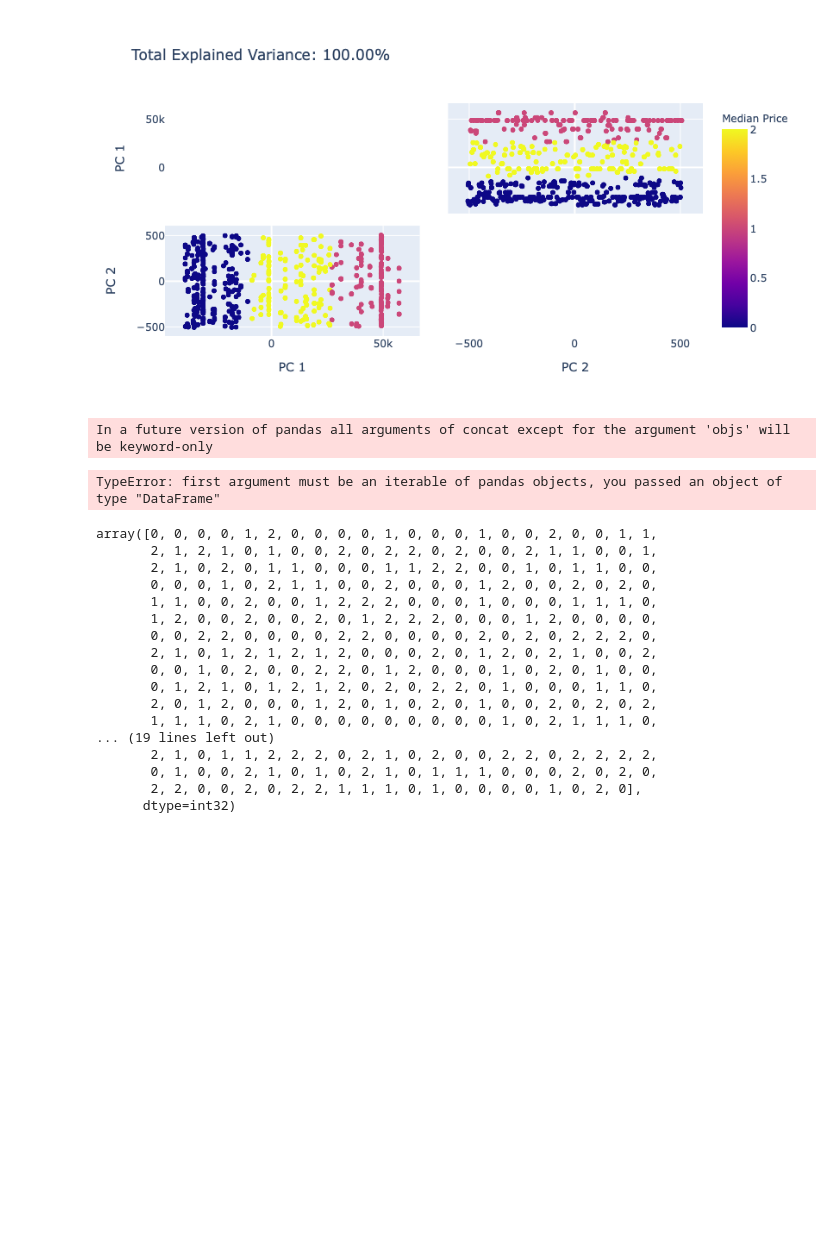
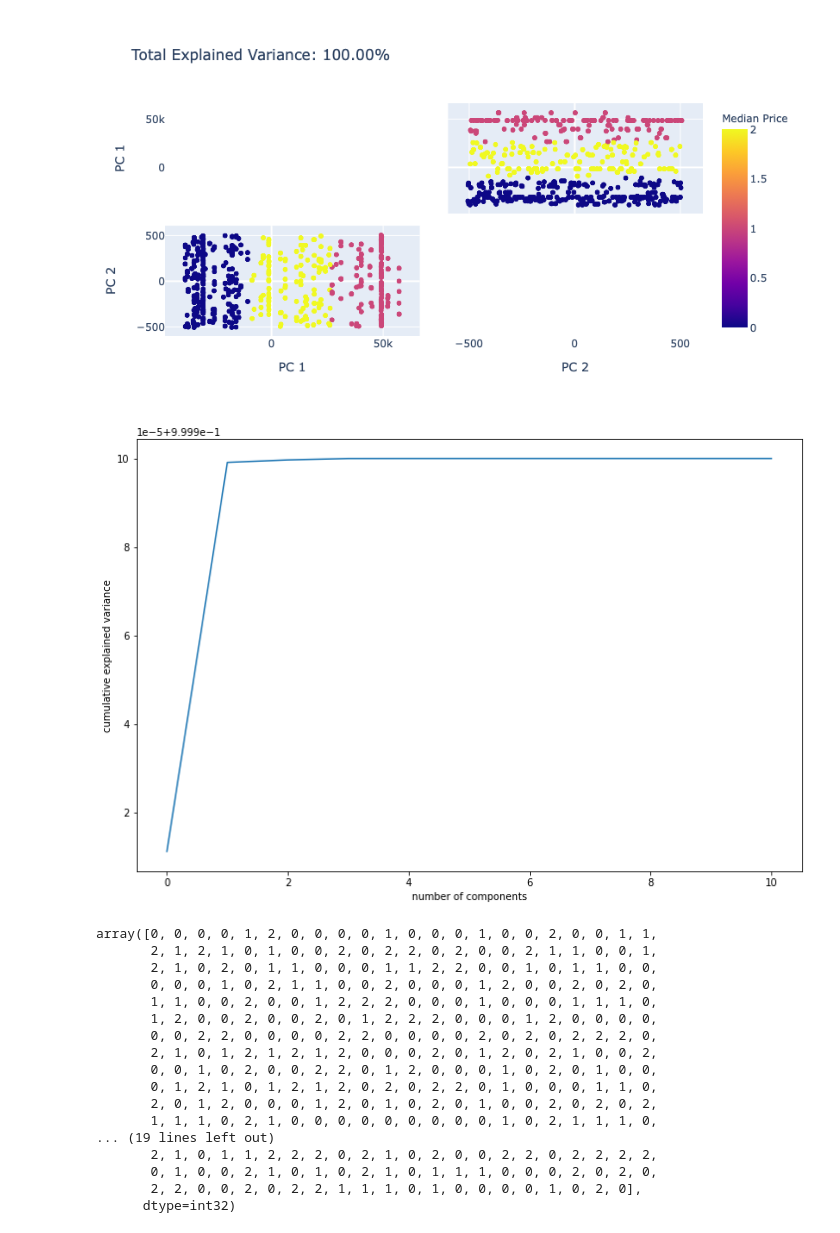
Before and after one commit to jandus/mp_III-Financial_Customer_Segmentation, a Jupyter notebook: Demographics_clustering.ipynb, the cells around one changed output. Cells and saved outputs as stored; diff of their text form; code cells hidden in the pictures; blank space fills up the shorter version.

Commit message:
Cumulative explained variance graph added for PCA

```diff
--- a/Demographics_clustering.ipynb
+++ b/Demographics_clustering.ipynb
@@ -447,11 +447,13 @@ fig.show()
 # %% [output]
 [interactive output not drawn]
 [figure]
-# %%
-df_graph = pd.concat(demog_df, y_km)
-# %% [output]
-In a future version of pandas all arguments of concat except for the argument 'objs' will be keyword-only
-TypeError: first argument must be an iterable of pandas objects, you passed an object of type "DataFrame"
+# %%
+pca2 = PCA().fit(demog_df_plot)
+plt.plot(np.cumsum(pca2.explained_variance_ratio_))
+plt.xlabel('number of components')
+plt.ylabel('cumulative explained variance');
+# %% [output]
+[figure, added]
 # %%
 y_km
 # %% [output]
```
